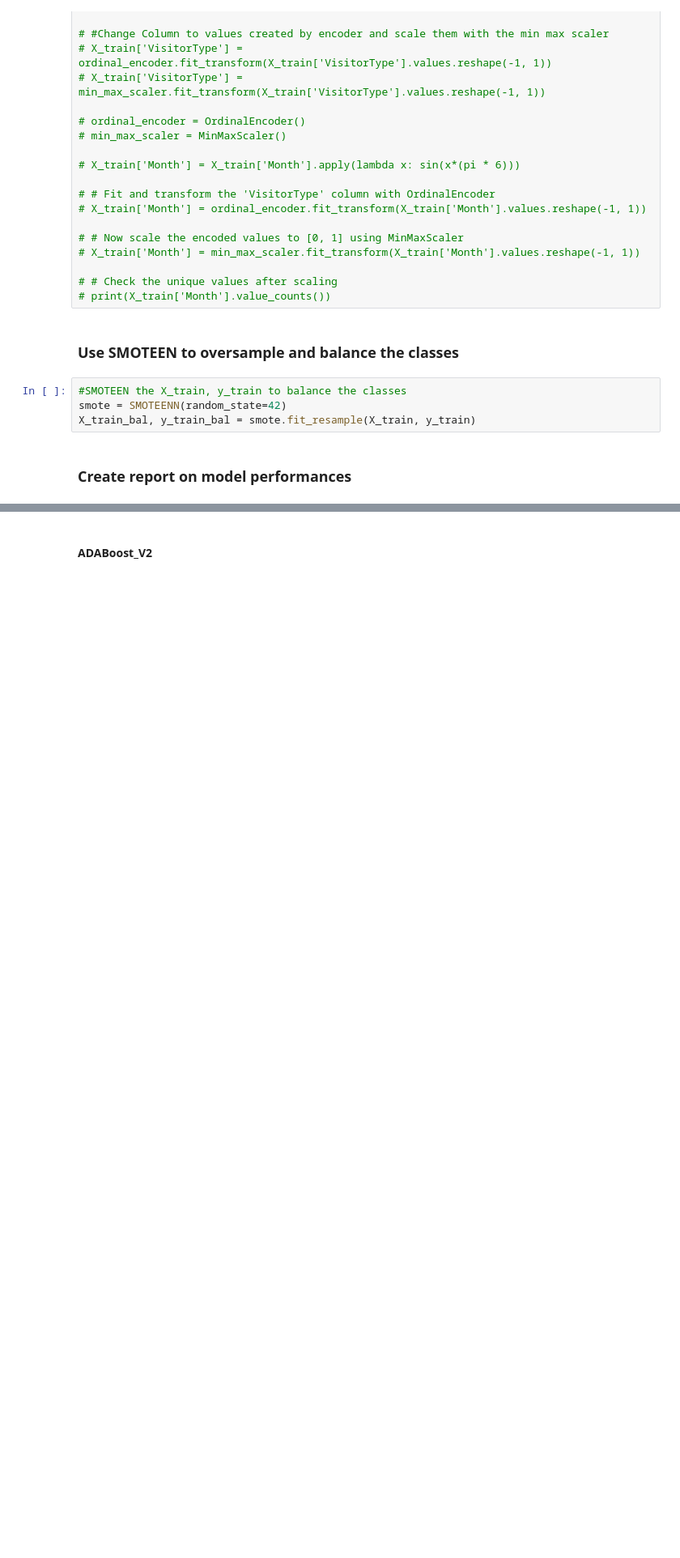
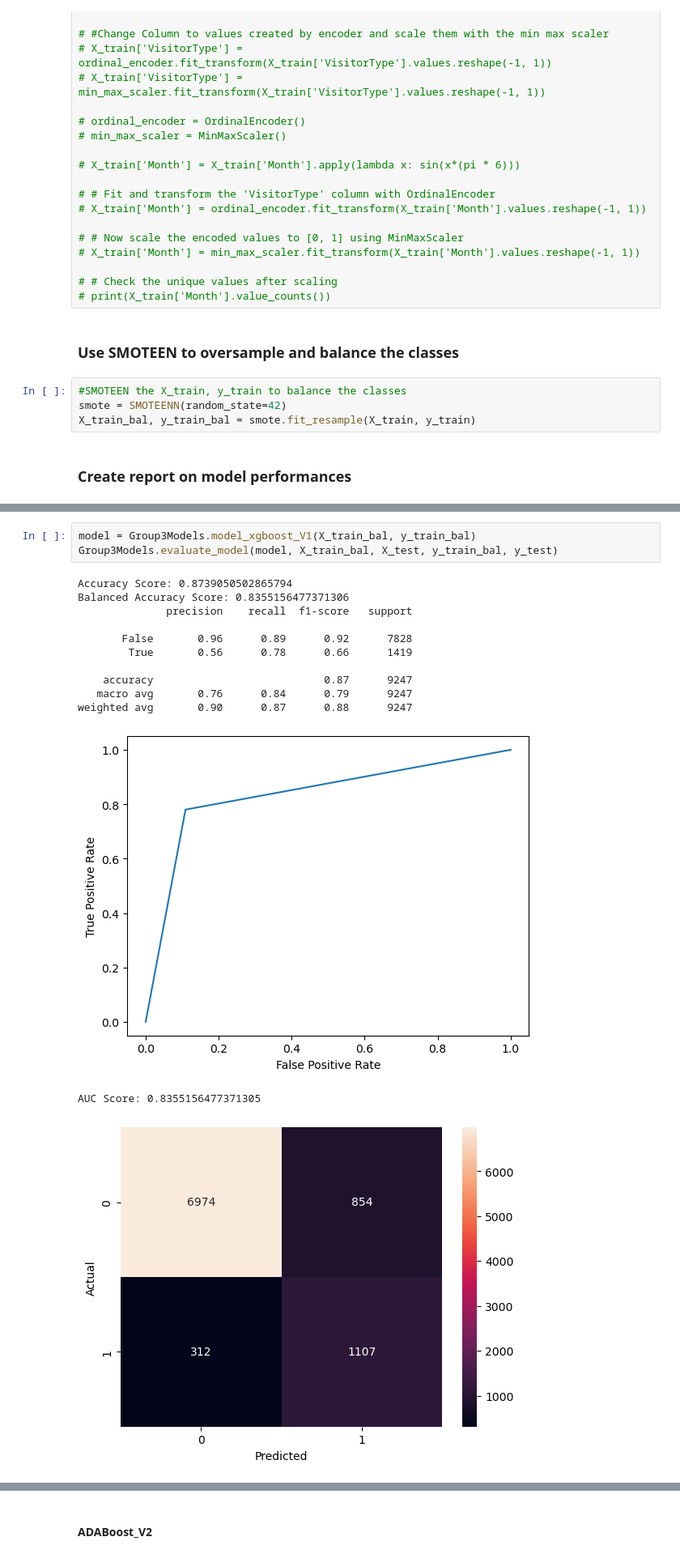
Before and after one commit to DaxKelson/aibootcampGroup3Project2, a Jupyter notebook: Project2.ipynb, the cells around one changed output, grey strips where cells are left out. Shown at 81% size. Drawn from its saved outputs; the diff is of its cells as text; blank space fills up the shorter version.

```diff
--- a/Project2.ipynb
+++ b/Project2.ipynb
@@ -146,0 +178,17 @@ X_train_bal, y_train_bal = smote.fit_resample(X_train, y_train)
+# %%
+model = Group3Models.model_xgboost_V1(X_train_bal, y_train_bal)
+Group3Models.evaluate_model(model, X_train_bal, X_test, y_train_bal, y_test)
+# %% [output]
+Accuracy Score: 0.8739050502865794
+Balanced Accuracy Score: 0.8355156477371306
+              precision    recall  f1-score   support
+
+       False       0.96      0.89      0.92      7828
+        True       0.56      0.78      0.66      1419
+
+    accuracy                           0.87      9247
+   macro avg       0.76      0.84      0.79      9247
+weighted avg       0.90      0.87      0.88      9247
+[figure, added]
+AUC Score: 0.8355156477371305
+[figure, added]
```
Also changed, not shown: parts of 26 cells of this notebook, 2 other files.
